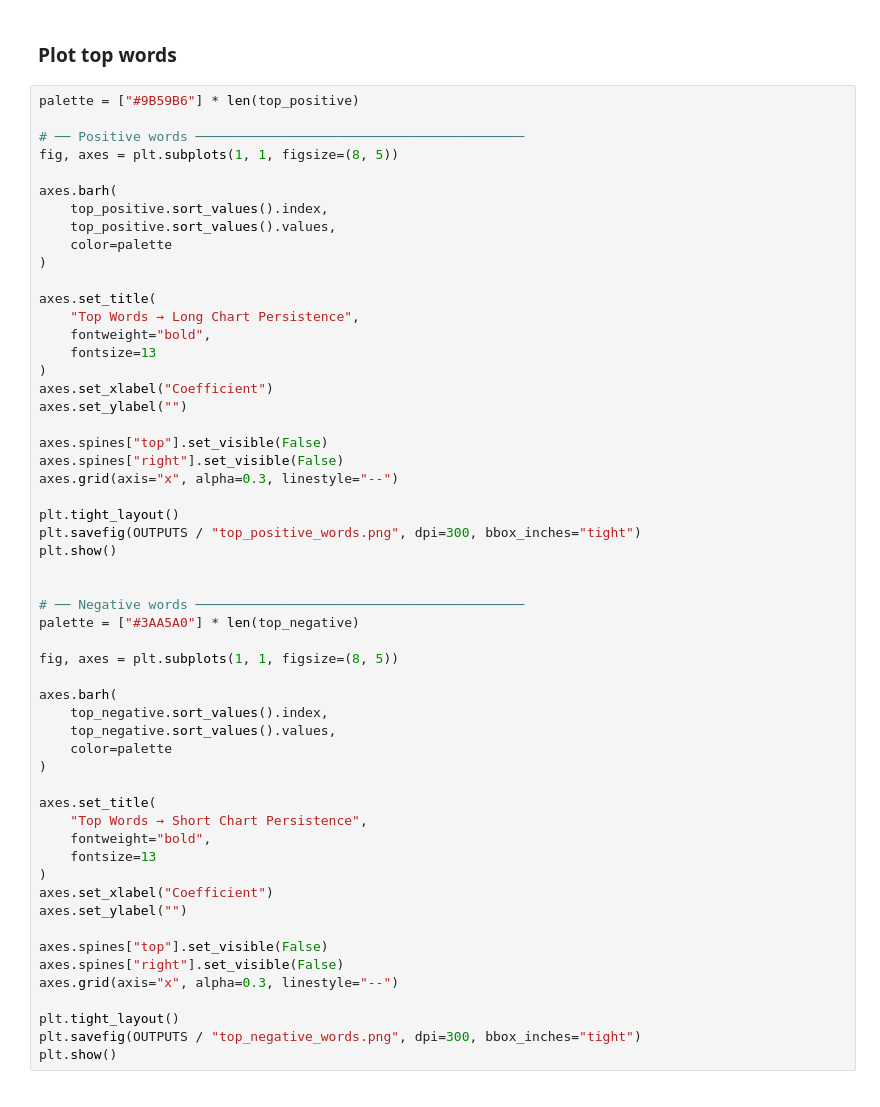
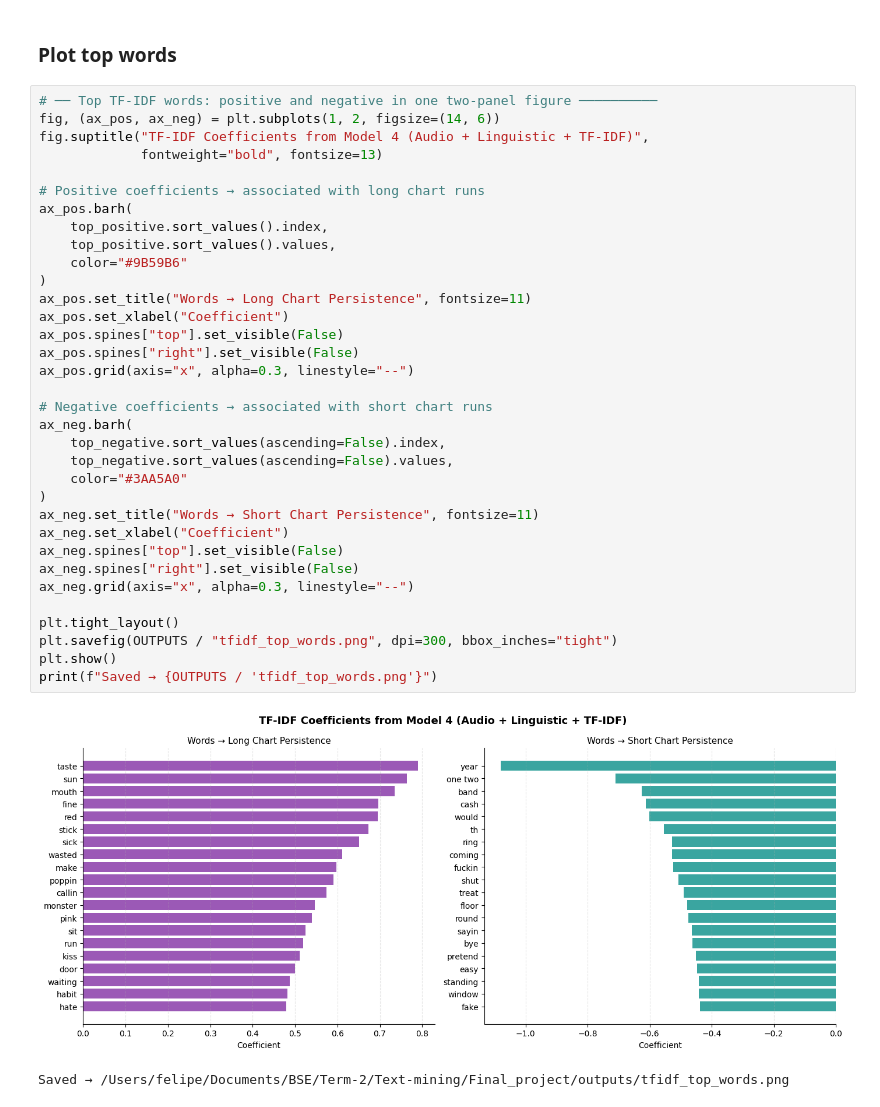
Before and after one commit to Manzife/Text-Mining, a Jupyter notebook: notebooks/05_prediction_model.ipynb, the cells around one changed output. Drawn from its saved outputs; the diff is of its cells as text.

```diff
--- a/notebooks/05_prediction_model.ipynb
+++ b/notebooks/05_prediction_model.ipynb
@@ -510,57 +833,39 @@ top_negative = coef_words.sort_values().head(20)
 # %% [markdown]
 ### Plot top words
 # %%
-palette = ["#9B59B6"] * len(top_positive)
+# ── Top TF-IDF words: positive and negative in one two-panel figure ──────────
+fig, (ax_pos, ax_neg) = plt.subplots(1, 2, figsize=(14, 6))
+fig.suptitle("TF-IDF Coefficients from Model 4 (Audio + Linguistic + TF-IDF)",
+             fontweight="bold", fontsize=13)
 
-# ── Positive words ──────────────────────────────────────────
-fig, axes = plt.subplots(1, 1, figsize=(8, 5))
-
-axes.barh(
+# Positive coefficients → associated with long chart runs
+ax_pos.barh(
     top_positive.sort_values().index,
     top_positive.sort_values().values,
-    color=palette
+    color="#9B59B6"
 )
+ax_pos.set_title("Words → Long Chart Persistence", fontsize=11)
+ax_pos.set_xlabel("Coefficient")
+ax_pos.spines["top"].set_visible(False)
+ax_pos.spines["right"].set_visible(False)
+ax_pos.grid(axis="x", alpha=0.3, linestyle="--")
 
-axes.set_title(
-    "Top Words → Long Chart Persistence",
-    fontweight="bold",
-    fontsize=13
+# Negative coefficients → associated with short chart runs
+ax_neg.barh(
+    top_negative.sort_values(ascending=False).index,
+    top_negative.sort_values(ascending=False).values,
+    color="#3AA5A0"
 )
-axes.set_xlabel("Coefficient")
-axes.set_ylabel("")
-
-axes.spines["top"].set_visible(False)
-axes.spines["right"].set_visible(False)
-axes.grid(axis="x", alpha=0.3, linestyle="--")
+ax_neg.set_title("Words → Short Chart Persistence", fontsize=11)
+ax_neg.set_xlabel("Coefficient")
+ax_neg.spines["top"].set_visible(False)
+ax_neg.spines["right"].set_visible(False)
+ax_neg.grid(axis="x", alpha=0.3, linestyle="--")
 
 plt.tight_layout()
-plt.savefig(OUTPUTS / "top_positive_words.png", dpi=300, bbox_inches="tight")
+plt.savefig(OUTPUTS / "tfidf_top_words.png", dpi=300, bbox_inches="tight")
 plt.show()
-
-
-# ── Negative words ──────────────────────────────────────────
-palette = ["#3AA5A0"] * len(top_negative)
-
-fig, axes = plt.subplots(1, 1, figsize=(8, 5))
-
-axes.barh(
-    top_negative.sort_values().index,
-    top_negative.sort_values().values,
-    color=palette
-)
-
-axes.set_title(
-    "Top Words → Short Chart Persistence",
-    fontweight="bold",
-    fontsize=13
-)
-axes.set_xlabel("Coefficient")
-axes.set_ylabel("")
-
-axes.spines["top"].set_visible(False)
-axes.spines["right"].set_visible(False)
-axes.grid(axis="x", alpha=0.3, linestyle="--")
-
-plt.tight_layout()
-plt.savefig(OUTPUTS / "top_negative_words.png", dpi=300, bbox_inches="tight")
-plt.show()
+print(f"Saved → {OUTPUTS / 'tfidf_top_words.png'}")
+# %% [output]
+[figure, added]
+Saved → /Users/felipe/Documents/BSE/Term-2/Text-mining/Final_project/outputs/tfidf_top_words.png
```
Also changed, not shown: parts of 26 cells of this notebook.
